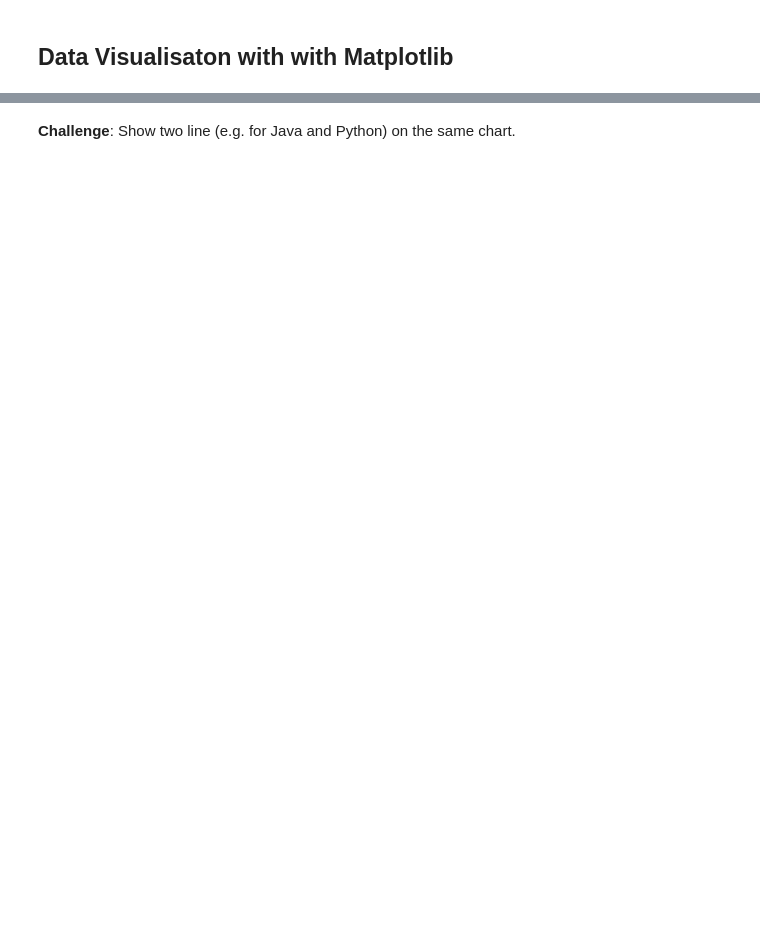
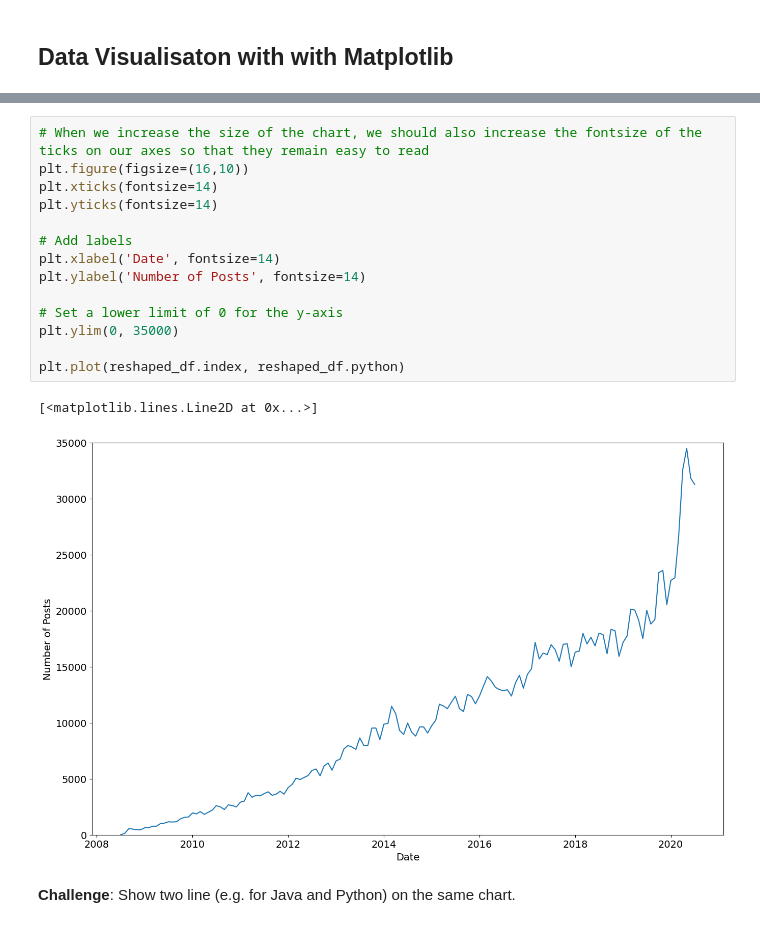
Before and after one commit to nipsalvin/Data-Science, a Jupyter notebook: Data Visualisation With Matplotlib: Programming Languages/Programming_Languages.ipynb, the cells around one changed output, grey strips where cells are left out. Drawn from its saved outputs; the diff is of its cells as text; blank space fills up the shorter version.

```diff
--- a/Data Visualisation With Matplotlib: Programming Languages/Programming_Languages.ipynb
+++ b/Data Visualisation With Matplotlib: Programming Languages/Programming_Languages.ipynb
@@ -324,2 +378,19 @@ False
+# %%
+# When we increase the size of the chart, we should also increase the fontsize of the ticks on our axes so that they remain easy to read
+plt.figure(figsize=(16,10))
+plt.xticks(fontsize=14)
+plt.yticks(fontsize=14)
+
+# Add labels
+plt.xlabel('Date', fontsize=14)
+plt.ylabel('Number of Posts', fontsize=14)
+
+# Set a lower limit of 0 for the y-axis
+plt.ylim(0, 35000)
+
+plt.plot(reshaped_df.index, reshaped_df.python)
+# %% [output]
+[<matplotlib.lines.Line2D at 0x...>]
+[figure, added]
 # %% [markdown]
 **Challenge**: Show two line (e.g. for Java and Python) on the same chart.
```
Also changed, not shown: parts of 10 cells of this notebook.
